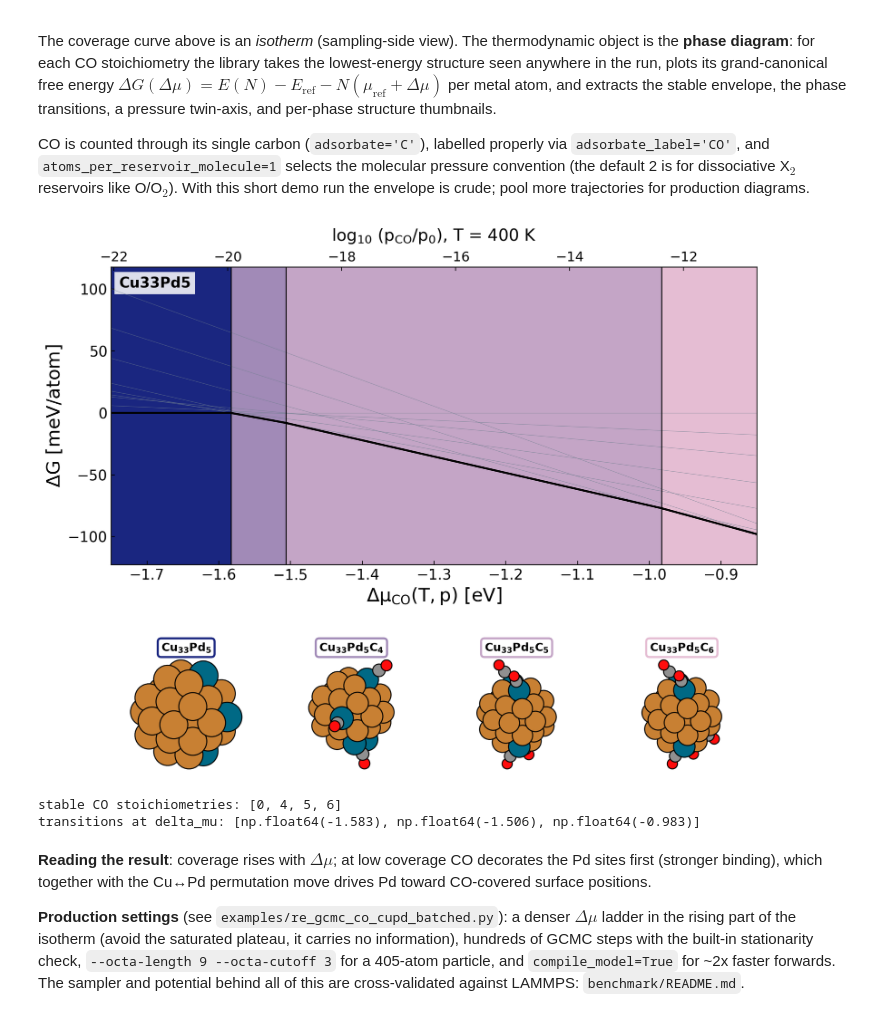
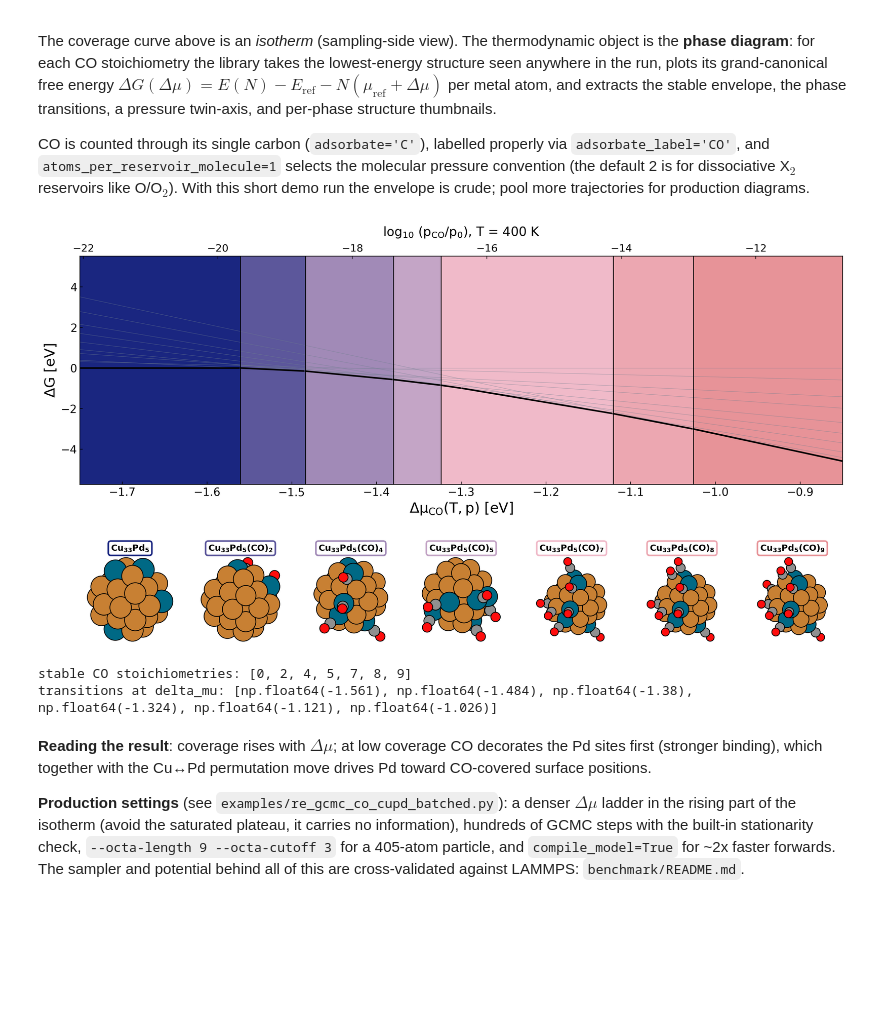
Before and after one commit to farrisric/mcpy, a Jupyter notebook: notebooks/co_on_cupd_replica_exchange.ipynb, the cells around one changed output. Saved outputs shown, nothing was run; the diff lists cells and outputs as text; code cells hidden in the pictures; blank space fills up the shorter version.

Commit message:
Molecule-aware phase-diagram thumbnails, eV axis in the CO examples

```diff
--- a/notebooks/co_on_cupd_replica_exchange.ipynb
+++ b/notebooks/co_on_cupd_replica_exchange.ipynb
@@ -160,26 +160,26 @@ for production diagrams.
 # %%
 import ase.io
 from mcpy.utils.phase_diagram import plot_phase_diagram
 
 frames = [ase.io.read(os.path.join(outdir, f'gcmc_dmu_{d}.xyz'), index=':')
           for d in delta_mus]
 
 res = plot_phase_diagram(
     frames,
     adsorbate='C', adsorbate_label='CO',
     atoms_per_reservoir_molecule=1,
     metal_symbols=('Cu', 'Pd'),
     mu_ref=e_co, kind='nano', T=T,
     dmu_range=(min(delta_mus) - 0.15, max(delta_mus) + 0.15),
-    rotation='12z,-75x', system_label=np_atoms.get_chemical_formula(),
+    rotation='12z,-75x', gamma_in_ev=True,
     show_plot=True)
 
 print('stable CO stoichiometries:', [res['stoich'][i] for i in res['phase_order']])
 print('transitions at delta_mu:', [round(t, 3) for t in res['transitions']])
 # %% [output]
-[figure, old version]
+[figure, new version]
-stable CO stoichiometries: [0, 4, 5, 6]
-transitions at delta_mu: [np.float64(-1.583), np.float64(-1.506), np.float64(-0.983)]
+stable CO stoichiometries: [0, 2, 4, 5, 7, 8, 9]
+transitions at delta_mu: [np.float64(-1.561), np.float64(-1.484), np.float64(-1.38), np.float64(-1.324), np.float64(-1.121), np.float64(-1.026)]
 # %% [markdown]
 **Reading the result**: coverage rises with $\Delta\mu$; at low coverage CO decorates the Pd sites first (stronger binding), which together with the Cu↔Pd permutation move drives Pd toward CO-covered surface positions.
 
```
Also changed, not shown: parts of 2 cells of this notebook, 2 other files.
